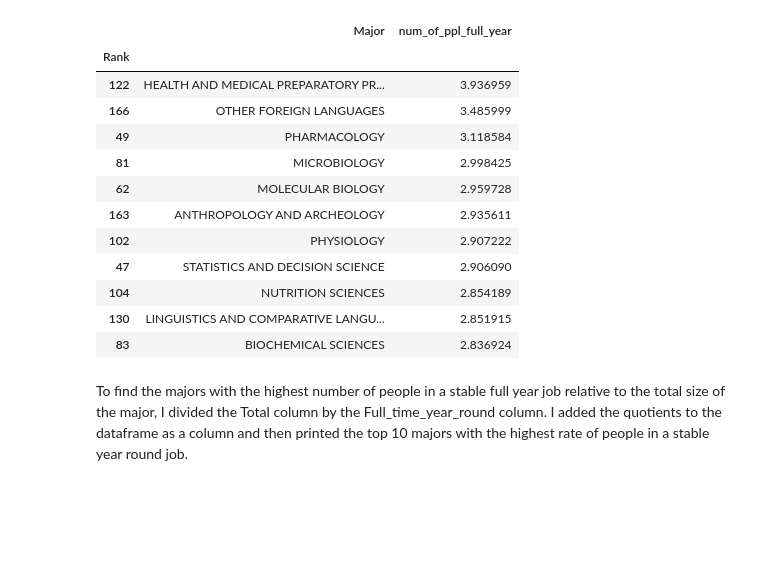
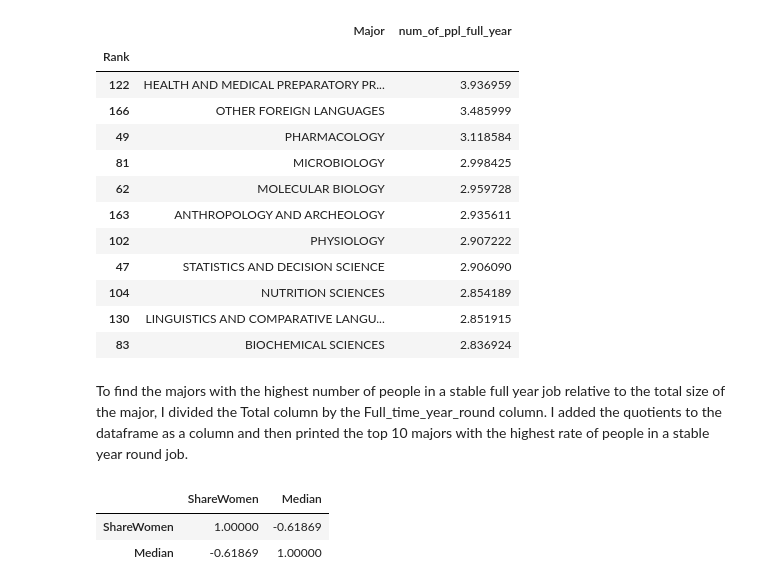
Before and after one commit to ekreher22/DataScience2021F, a Jupyter notebook: Unit 2/project2.ipynb, the cells around one changed output. Saved outputs shown, nothing was run; the diff lists cells and outputs as text; code cells hidden in the pictures; blank space fills up the shorter version.

```diff
--- a/Unit 2/project2.ipynb
+++ b/Unit 2/project2.ipynb
@@ -162,3 +162,10 @@ num_of_ppl_full_year
 | 83 | BIOCHEMICAL SCIENCES | 2.836924 |
 # %% [markdown]
 To find the majors with the highest number of people in a stable full year job relative to the total size of the major, I divided the Total column by the Full_time_year_round column. I added the quotients to the dataframe as a column and then printed the top 10 majors with the highest rate of people in a stable year round job.
+# %%
+data = majors[['ShareWomen','Median']]
+data.corr()
+# %% [output]
+|  | ShareWomen | Median |
+| ShareWomen | 1.00000 | -0.61869 |
+| Median | -0.61869 | 1.00000 |
```
